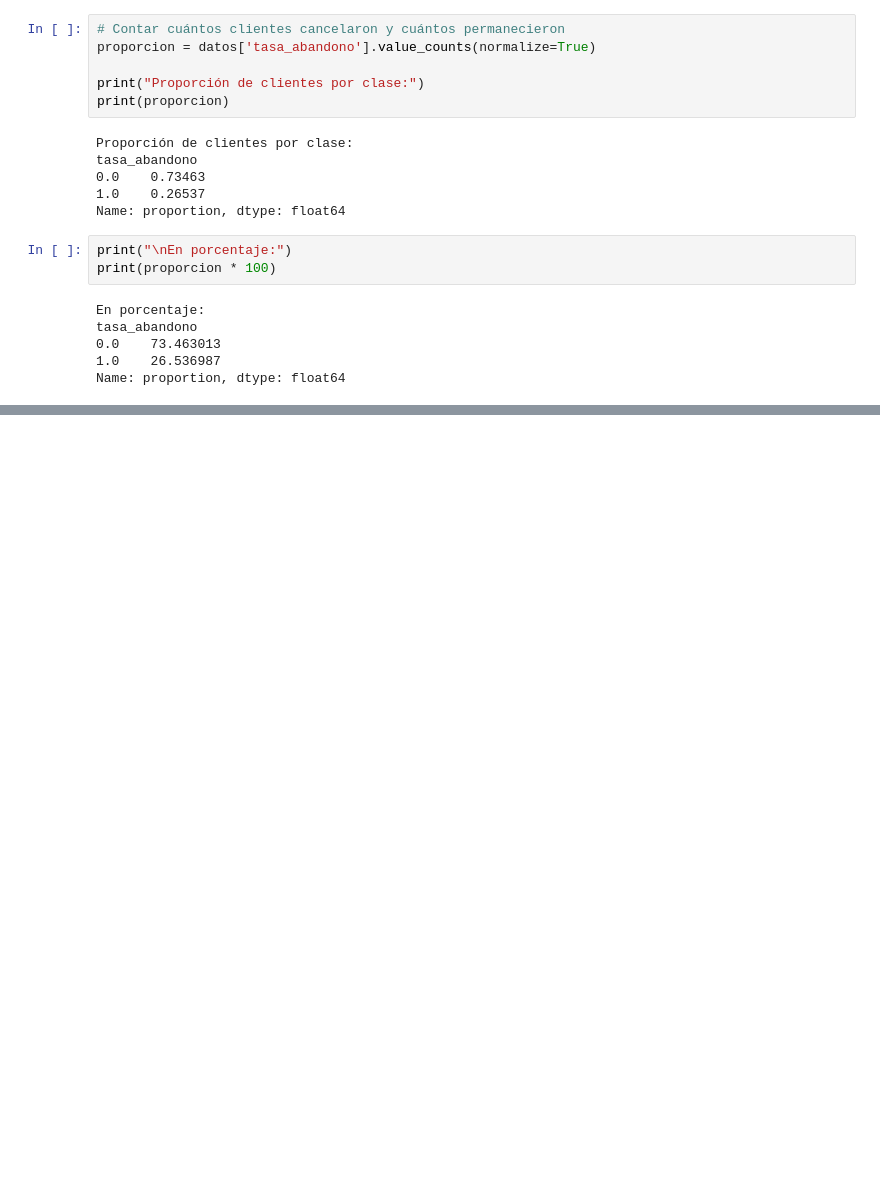
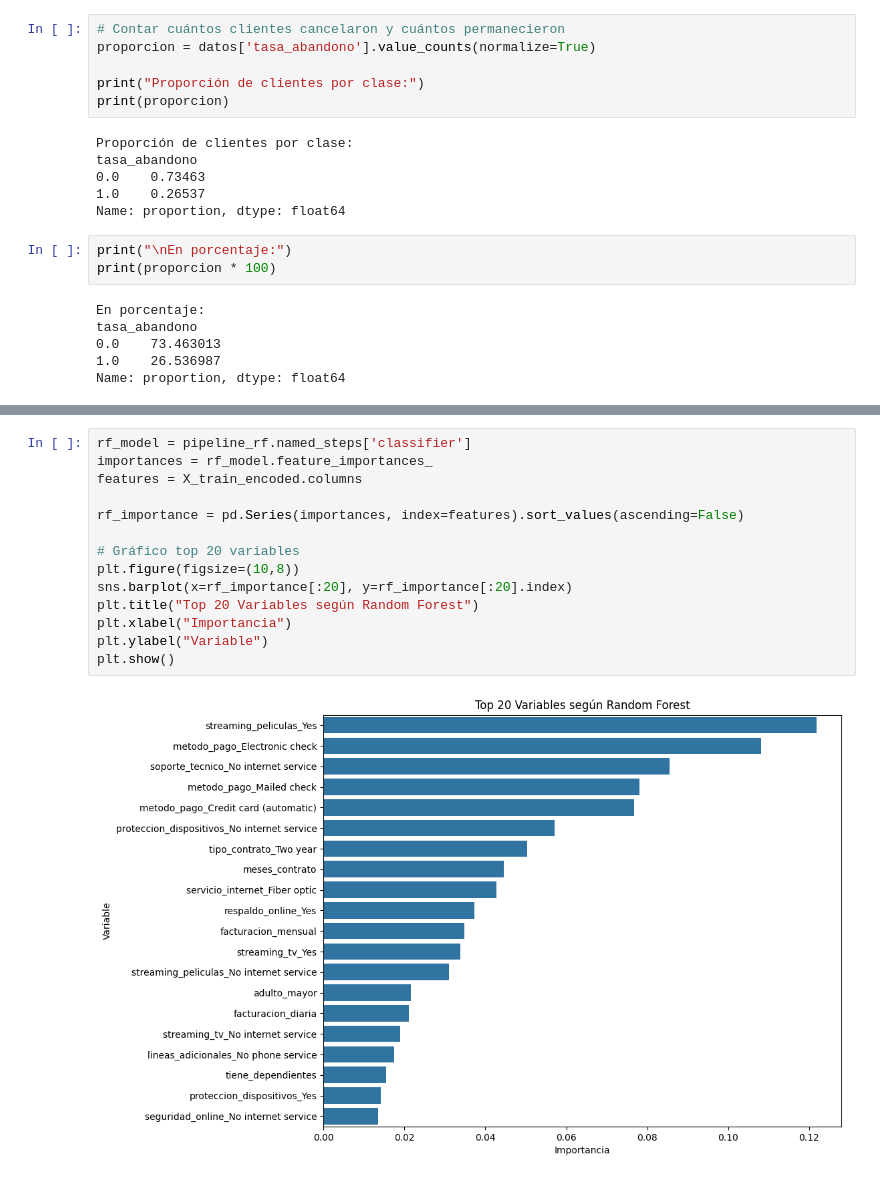
Before and after one commit to REVOLUTTION/TelecomX_parte2, a Jupyter notebook: telecomx_parte2.ipynb, the cells around one changed output, grey strips where cells are left out. Saved outputs shown, nothing was run; the diff lists cells and outputs as text; blank space fills up the shorter version.

```diff
--- a/telecomx_parte2.ipynb
+++ b/telecomx_parte2.ipynb
@@ -129,0 +463,16 @@ Name: proportion, dtype: float64
+# %%
+rf_model = pipeline_rf.named_steps['classifier']
+importances = rf_model.feature_importances_
+features = X_train_encoded.columns
+
+rf_importance = pd.Series(importances, index=features).sort_values(ascending=False)
+
+# Gráfico top 20 variables
+plt.figure(figsize=(10,8))
+sns.barplot(x=rf_importance[:20], y=rf_importance[:20].index)
+plt.title("Top 20 Variables según Random Forest")
+plt.xlabel("Importancia")
+plt.ylabel("Variable")
+plt.show()
+# %% [output]
+[figure, added]
```
Also changed, not shown: parts of 24 cells of this notebook.
